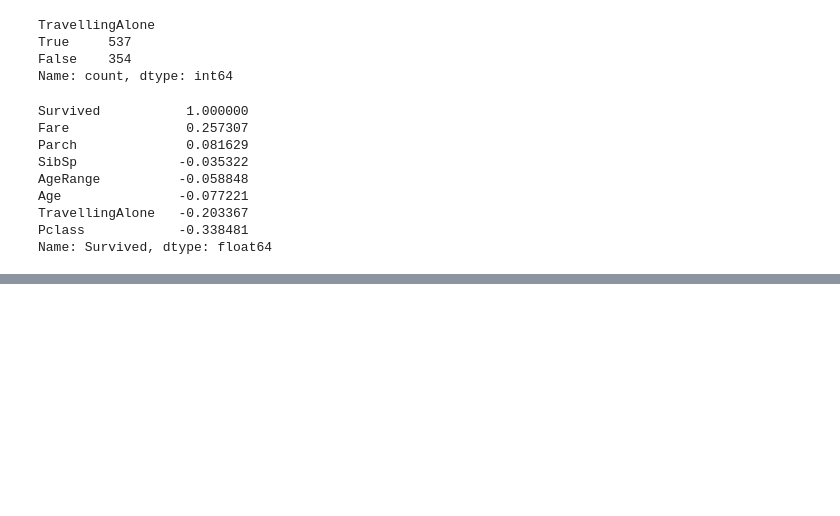
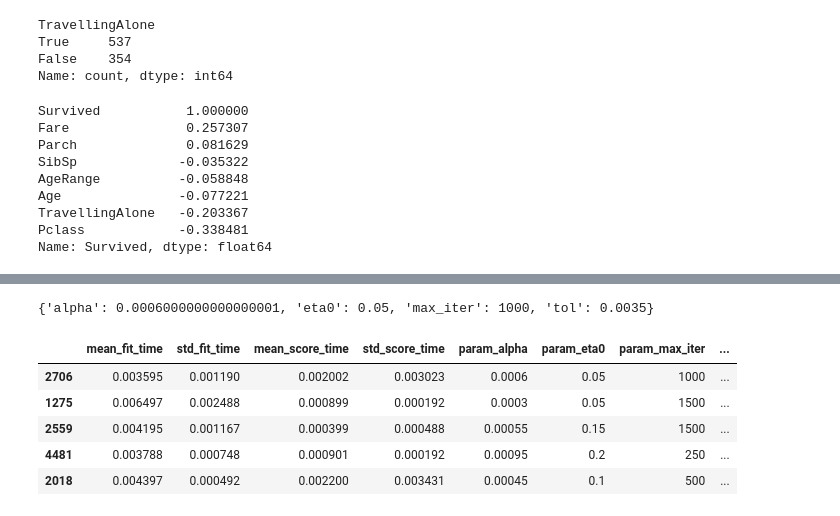
Before and after one commit to mattreu/ml_tests, a Jupyter notebook: scikit/classifier_titanic.ipynb, the cells around one changed output, grey strips where cells are left out. Cells and saved outputs as stored; diff of their text form; code cells hidden in the pictures; blank space fills up the shorter version.

```diff
--- a/scikit/classifier_titanic.ipynb
+++ b/scikit/classifier_titanic.ipynb
@@ -133,0 +235,4 @@ titanic_labels = titanic_train["Survived"].copy()
+# %%
+parameters = {'alpha': np.arange(0.00005, 0.001, 0.00005), 'max_iter': [250, 500, 1000, 1500], 'tol': np.arange(0.0005, 0.0055, 0.0005), 'eta0': np.arange(0, 0.3, 0.05)}
+grid_search_sgd = GridSearchCV(SGDClassifier(), parameters, n_jobs=-1)
+grid_search_sgd.fit(X_train, y_train)
@@ -133,0 +248,15 @@ titanic_labels = titanic_train["Survived"].copy()
+# %%
+grid_search_sgd.best_params_
+# %% [output]
+{'alpha': 0.0006000000000000001, 'eta0': 0.05, 'max_iter': 1000, 'tol': 0.0035}
+# %%
+cv_results_sgd = pd.DataFrame(grid_search_sgd.cv_results_)
+cv_results_sgd.sort_values(by='mean_test_score', ascending=False, inplace=True)
+cv_results_sgd.head()
+# %% [output]
+|  | mean_fit_time | std_fit_time | mean_score_time | std_score_time | param_alpha | param_eta0 | param_max_iter | ... |
+| 2706 | 0.003595 | 0.001190 | 0.002002 | 0.003023 | 0.0006 | 0.05 | 1000 | ... |
+| 1275 | 0.006497 | 0.002488 | 0.000899 | 0.000192 | 0.0003 | 0.05 | 1500 | ... |
+| 2559 | 0.004195 | 0.001167 | 0.000399 | 0.000488 | 0.00055 | 0.15 | 1500 | ... |
+| 4481 | 0.003788 | 0.000748 | 0.000901 | 0.000192 | 0.00095 | 0.2 | 250 | ... |
+| 2018 | 0.004397 | 0.000492 | 0.002200 | 0.003431 | 0.00045 | 0.1 | 500 | ... |
```
Also changed, not shown: parts of 29 cells of this notebook, 1 other file.
